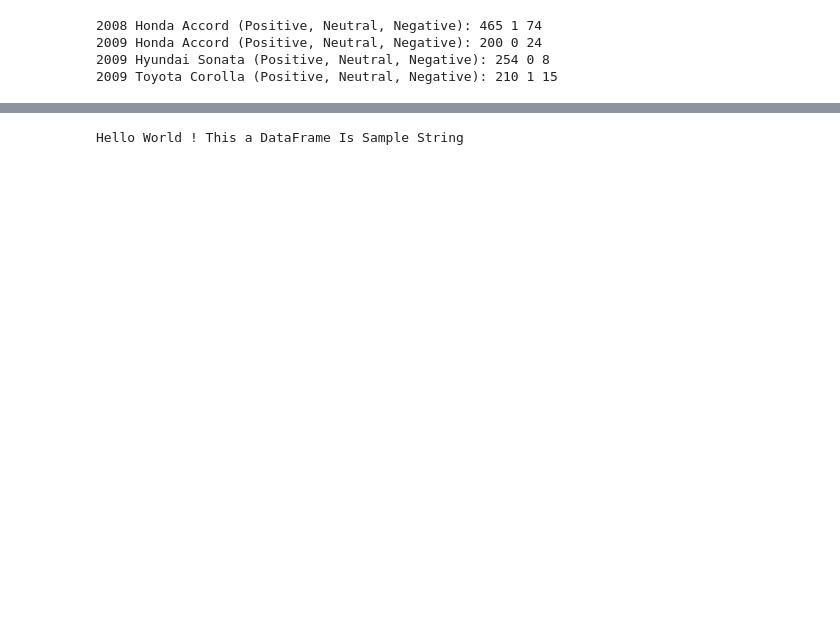
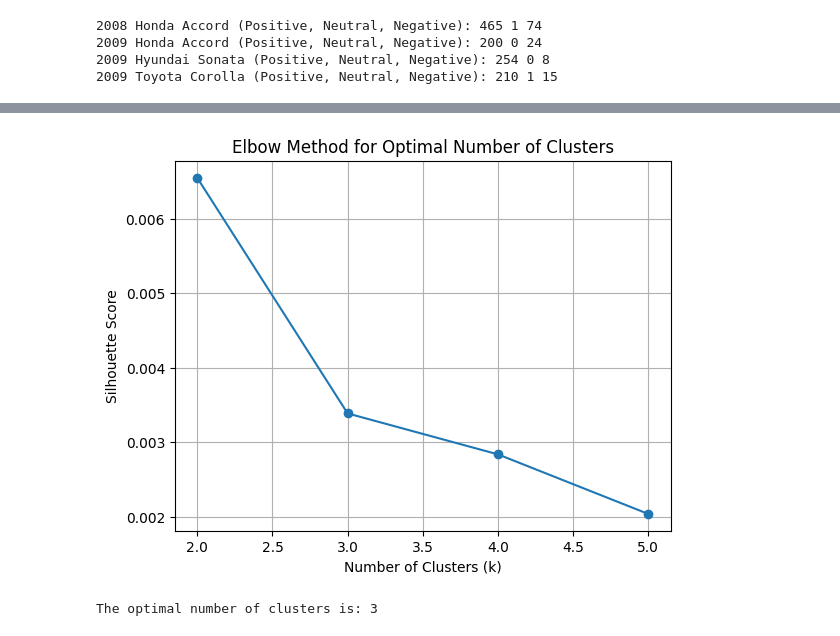
Before and after one commit to S3Stan/STK353_Group_Project, a Jupyter notebook: Final_Project_STK_353.ipynb, the cells around one changed output, grey strips where cells are left out. Saved outputs shown, nothing was run; the diff lists cells and outputs as text; code cells hidden in the pictures; blank space fills up the shorter version.

Commit message:
1. Updated Kmeans fucntion 2. Version 2 kmeans code broke so i removed it. 3. Added the code for question h

```diff
--- a/Final_Project_STK_353.ipynb
+++ b/Final_Project_STK_353.ipynb
@@ -504,23 +433,47 @@ ValueError: x and y must have same first dimension, but have shapes (9,) and (2,
-# %%
-import pandas as pd
-
-# Create a sample DataFrame
-data = {
-    'Column1': ['Hello', 'This', 'Is'],
-    'Column2': ['World', 'a', 'Sample'],
-    'Column3': ['!', 'DataFrame', 'String']
-}
-df = pd.DataFrame(data)
-
-# Append rows to a single string using a loop
-result = ''
-for _, row in df.iterrows():
-    result += ' '.join(row) + ' '
-
-# Alternatively, you can use list comprehension
-# result = ' '.join([' '.join(row) for _, row in df.iterrows()])
-
-# Print the resulting string
-print(result)
-# %% [output]
-Hello World ! This a DataFrame Is Sample String
+# %%
+#- h) (_optional_) If you find that the algorithm used in Question 3 does not provide satisfactory performance, you can try incorporating the datasets `2008_honda_accord` and `2009_honda_accord` to cluster the reviews again, aiming for better results.
+
+# combine the hdna 2008 and 2009 datasets and convert to a string
+concatendated_review_dataset_2008_2009 = pd.concat([Honda_accord_2008_data['doc'],Honda_accord_2009_data['doc'] ])
+string_concat=  str(concatendated_review_dataset_2008_2009)
+
+# S2: Feature extraction
+tfidf_vectorizer = TfidfVectorizer()
+tfidf_matrix = tfidf_vectorizer.fit_transform(concatendated_review_dataset_2008_2009)
+
+# S3: Choossing the evaluation metrics
+
+
+# S4:
+
+# Initialize an empty list to store the silhouette values and set range of 2 to 5
+silhouette_values = []
+k_values = range(2,6)
+
+# Fit K-means for each value of k and calulate the silhouette scores
+for k in k_values:
+
+    kmeans = KMeans(n_clusters=k, random_state=42)
+    cluster_labels = kmeans.fit_predict(tfidf_matrix)
+
+    # Step 5: Evaluate Clusters
+    silhouette_avg = silhouette_score(tfidf_matrix, cluster_labels)
+    silhouette_values.append(silhouette_avg)
+
+
+# Plot the WSS values vs. the number of clusters (k)
+plt.plot(k_values, silhouette_values, marker='o')
+plt.xlabel('Number of Clusters (k)')
+plt.ylabel('Silhouette Score')
+plt.title('Elbow Method for Optimal Number of Clusters')
+plt.grid(True)
+plt.show()
+
+#obtain optimal cluster size from plot
+optimal_clusters_size = 3
+
+# optimal number of clusters
+print("The optimal number of clusters is:", optimal_clusters_size)
+# %% [output]
+[figure, added]
+The optimal number of clusters is: 3
```
Also changed, not shown: parts of 9 cells of this notebook.
